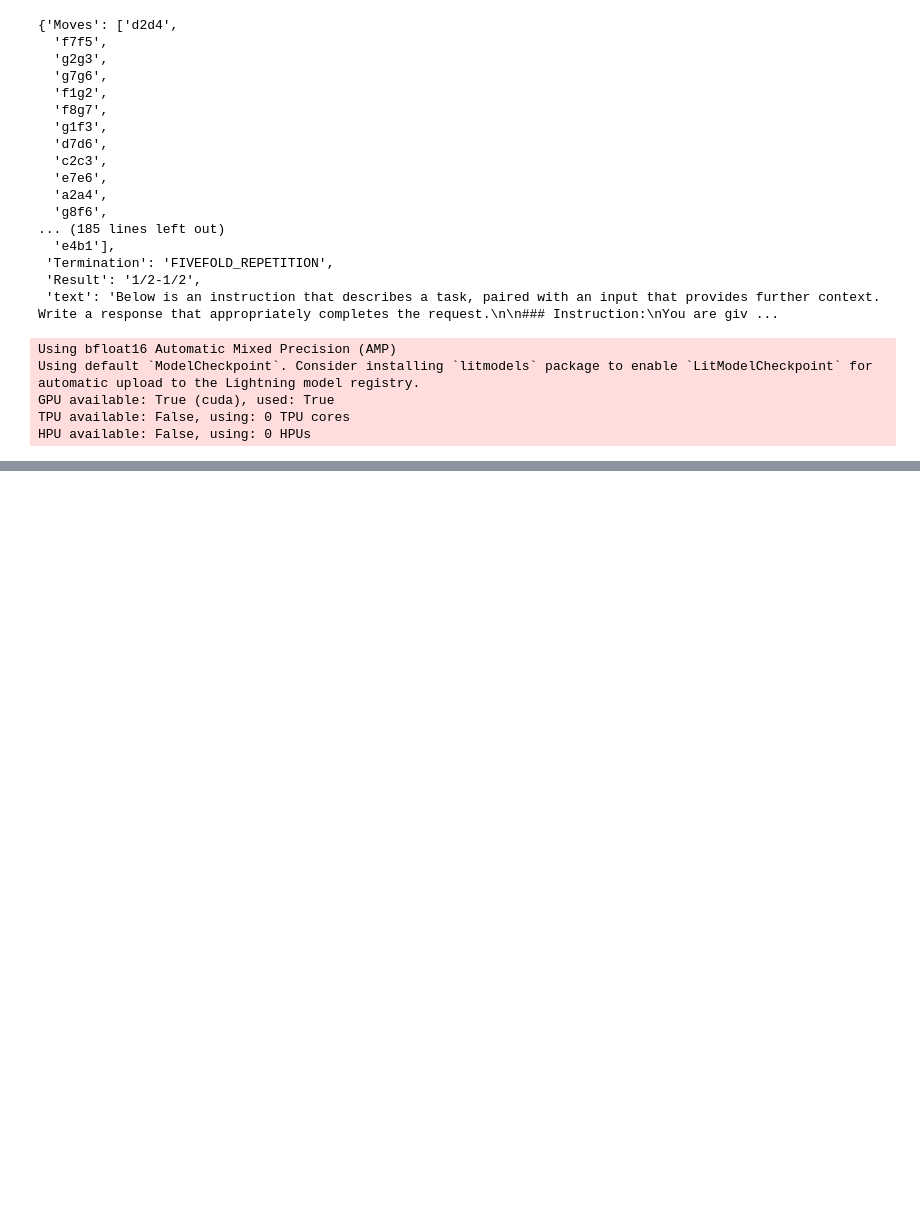
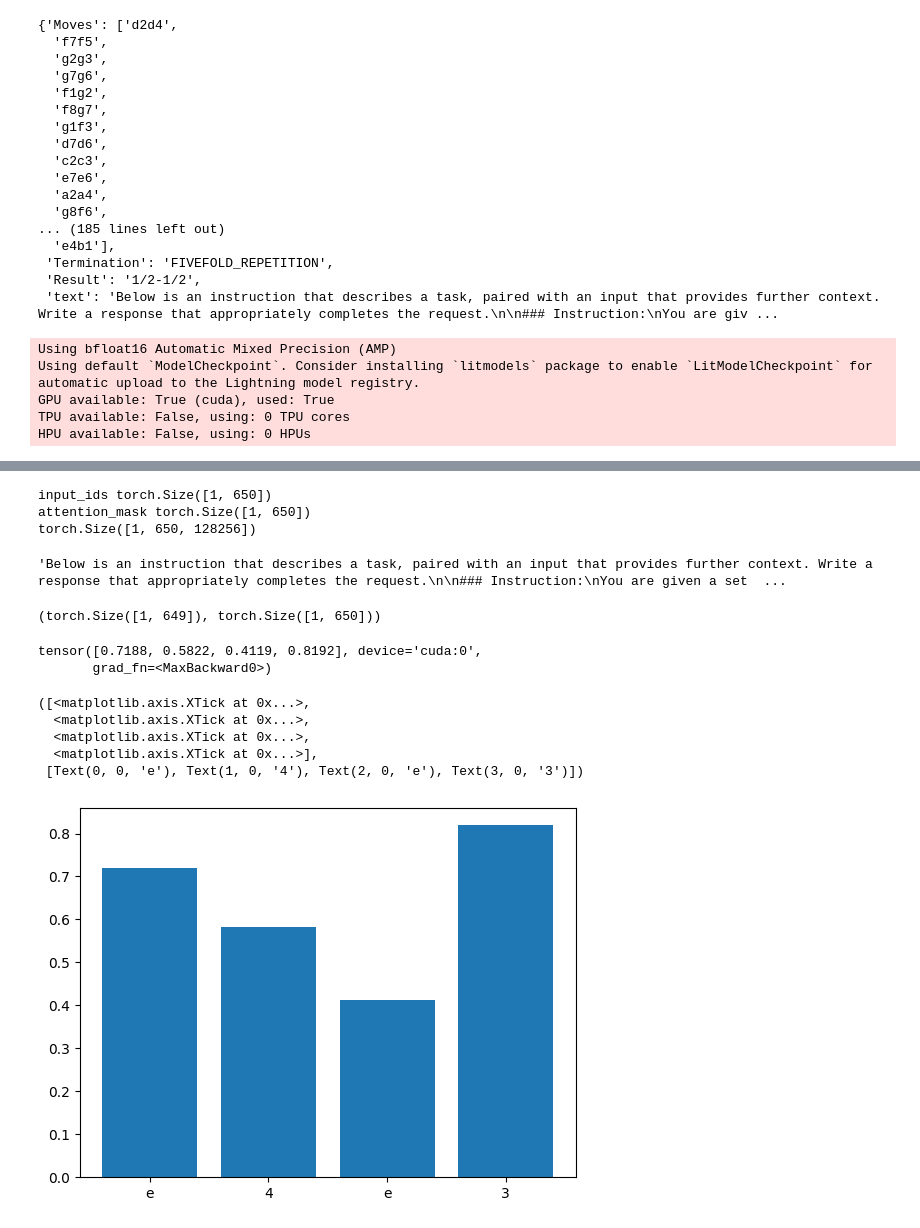
Before and after one commit to NLP-Project-PoliMi-2025/NLP-Project, a Jupyter notebook: notebooks/Llama_2.ipynb, the cells around one changed output, grey strips where cells are left out. Saved outputs shown, nothing was run; the diff lists cells and outputs as text; code cells hidden in the pictures; blank space fills up the shorter version.

```diff
--- a/notebooks/Llama_2.ipynb
+++ b/notebooks/Llama_2.ipynb
@@ -94,7 +95,7 @@ def formatting_prompts_func(examples):
             inpt = "rnbqkbnr/pppppppp/8/8/8/8/PPPPPPPP/RNBQKBNR"
         else:
             instruction = inbetween_instructions
-            inpt = game[:i -1]
+            inpt = game[:i]
             inpt = " ".join(inpt)
             inpt = " " + inpt + " "
             # print(inpt)
@@ -185,10 +199,18 @@ lightning_model = LightningWrapper(qlora_model, tokenizer)
 # %%
+from pytorch_lightning.loggers import CSVLogger, TensorBoardLogger, WandbLogger
+from datetime import datetime
+
+csv_logger = CSVLogger(f"csv_logs")
+tb_logger = TensorBoardLogger(f"tb_logs")
+wb_logger = WandbLogger(save_dir=f"wandb_logs", project="NLP-chess",
+                        name=f"llama-{datetime.now().strftime('%Y%m%d%H%M%S')}", log_model=False)
+
 trainer = L.Trainer(
-    accumulate_grad_batches=32,ConnectionError: (MaxRetryError('HTTPSConnectionPool(host=\'huggingface.co\', port=443): Max retries exceeded with url: /api/whoami-v2 (Caused by NameResolutionError("<urllib3.connection.HTTPSConnection object at 0x7467773969f0>: Failed to resolve \'huggingface.co\' ([Errno -3] Temporary failure in name resolution)"))'), '(Request ID: d5a12c4d-ac77-4a13-97b9-e85bb183aec1)')
-
+    accumulate_grad_batches=32,
     precision='bf16-mixed',  # Mixed precision (bf16-mixed or 16-mixed)
     gradient_clip_val=1.0,  # Gradient clipping
-    max_epochs=2
+    max_epochs=6,
+    logger=[csv_logger, tb_logger, wb_logger]
 )
 # %% [output]
 Using bfloat16 Automatic Mixed Precision (AMP)
@@ -213,0 +265,46 @@ LOCAL_RANK: 0 - CUDA_VISIBLE_DEVICES: [0]
+# %%
+# move lightning model to GPU
+# lightning_model = lightning_model.to("cuda")
+
+# get query
+input_encodings = tokenizer([dataset[0]["text"]], return_tensors='pt', padding=True)
+labels = input_encodings.input_ids.clone()
+labels[~input_encodings.attention_mask.bool()] = -100
+input_encodings, labels
+for k, v in input_encodings.items():
+    print(k, v.shape)
+
+# move to GPU
+input_encodings = {k: v.to("cuda") for k, v in input_encodings.items()}
+
+output = lightning_model._model.forward(**input_encodings)
+logits = output.logits
+print(logits.shape)
+# tokenizer.decode(input_encodings.input_ids[0], skip_special_tokens=True)
+tokenizer.decode(labels[0], skip_special_tokens=True)
+# %% [output]
+input_ids torch.Size([1, 650])
+attention_mask torch.Size([1, 650])
+torch.Size([1, 650, 128256])
+'Below is an instruction that describes a task, paired with an input that provides further context. Write a response that appropriately completes the request.\n\n### Instruction:\nYou are given a set  ...
+# %%
+torch.argmax(output.logits[:, :-1], dim=-1).shape, labels.shape
+# %% [output]
+(torch.Size([1, 649]), torch.Size([1, 650]))
+# %%
+p = torch.softmax(logits[0, -7:-3], dim=-1)
+encodings = tokenizer.decode(torch.argmax(logits[0, -7:-3], dim=-1), skip_special_tokens=True)
+import matplotlib.pyplot as plt
+print(p.max(-1).values)
+# make a bar plot with the 4 letters as x axis and the probabilities as y axis
+plt.bar(torch.arange(len(p)), torch.max(p, -1).values.detach().cpu().numpy())
+plt.xticks(torch.arange(len(p)), list(encodings.strip()))
+# %% [output]
+tensor([0.7188, 0.5822, 0.4119, 0.8192], device='cuda:0',
+       grad_fn=<MaxBackward0>)
+([<matplotlib.axis.XTick at 0x...>,
+  <matplotlib.axis.XTick at 0x...>,
+  <matplotlib.axis.XTick at 0x...>,
+  <matplotlib.axis.XTick at 0x...>],
+ [Text(0, 0, 'e'), Text(1, 0, '4'), Text(2, 0, 'e'), Text(3, 0, '3')])
+[figure, added]
```
Also changed, not shown: parts of 6 cells of this notebook, 2 other files.
